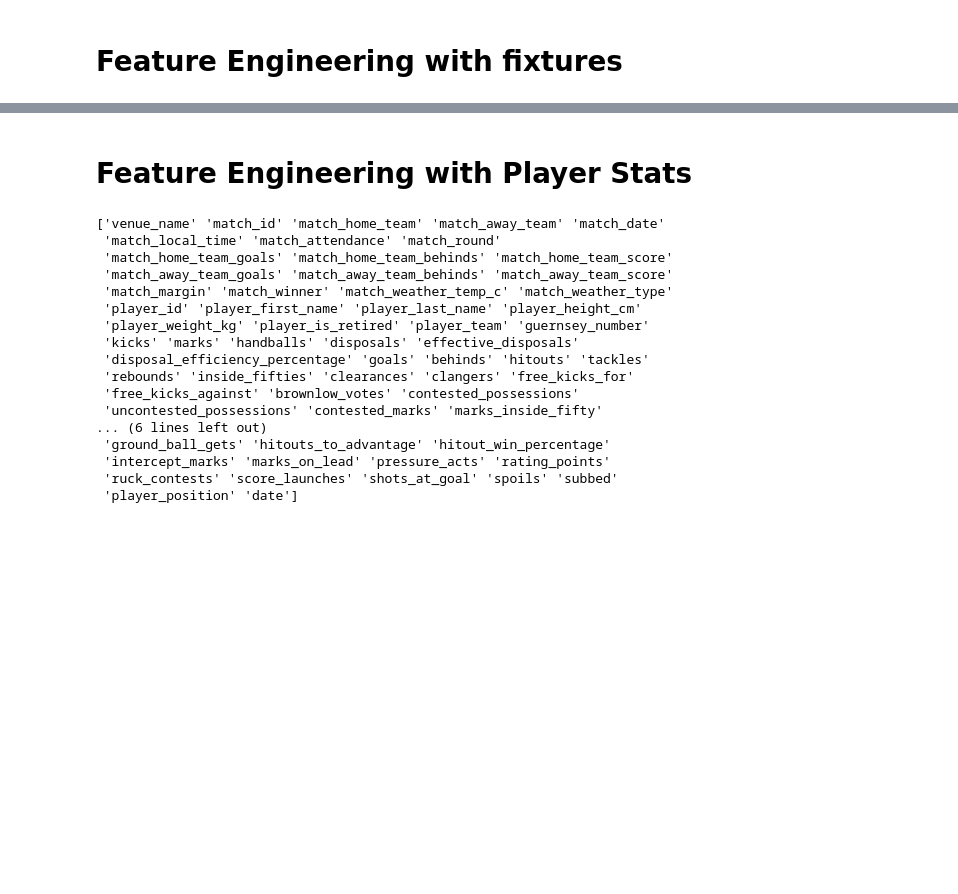
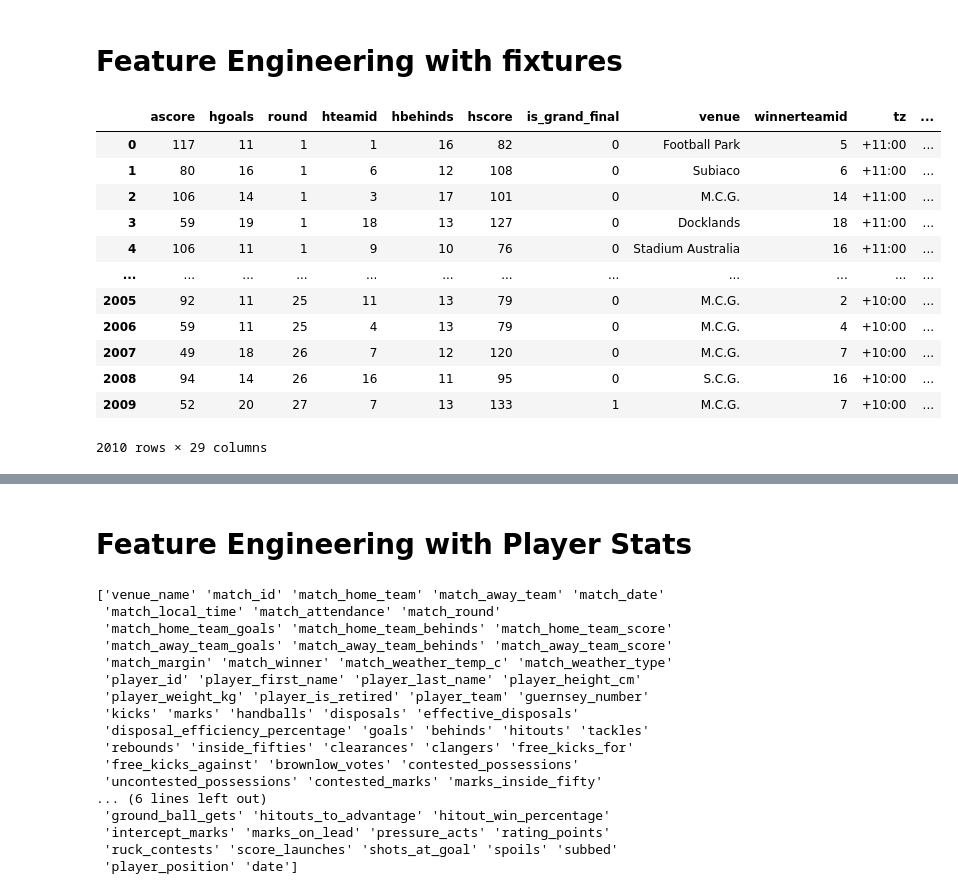
Before and after one commit to Beefstyles/AFLTippingPredictor, a Jupyter notebook: Initial_Modelling.ipynb, the cells around one changed output, grey strips where cells are left out. Cells and saved outputs as stored; diff of their text form; code cells hidden in the pictures; blank space fills up the shorter version.

```diff
--- a/Initial_Modelling.ipynb
+++ b/Initial_Modelling.ipynb
@@ -21,10 +38,12 @@ for file in fixtures_list:
 fixtures_total = pd.concat(frame)
 
 fixtures_total_cleaned = fixtures_total.dropna(subset=['winner'])
+fixtures_total_cleaned = fixtures_total_cleaned[fixtures_total_cleaned.is_grand_final == 0]
+fixtures_total_cleaned = fixtures_total_cleaned[fixtures_total_cleaned.is_final == 0]
 
 fixtures_total_cleaned = fixtures_total_cleaned.astype({'winnerteamid': int})
 
-fixtures_usable = fixtures_total_cleaned.drop(columns=['localtime','winner', 'unixtime','hteam','ateam','timestr','roundname','updated','complete','ateam'])
+fixtures_usable = fixtures_total_cleaned.drop(columns=['localtime','winner', 'is_grand_final', 'is_final', 'unixtime','id','hteam','ateam','timestr','roundname','updated','complete','ateam'])
 
 fixtures_usable['date'] = pd.to_datetime(fixtures_usable['date'])
 
@@ -111,6 +186,22 @@ features_rolling_averages_away.drop(columns=['ateamid'], inplace=True)
 
 fixtures_usable_merged = pd.merge(fixtures_usable, features_rolling_averages_home, on="id", how='left')
 fixtures_usable_merged = pd.merge(fixtures_usable, features_rolling_averages_away, on="id", how='left')
+# %%
+fixtures_usable_merged
+# %% [output]
+|  | ascore | hgoals | round | hteamid | hbehinds | hscore | is_grand_final | venue | winnerteamid | tz | ... |
+| 0 | 117 | 11 | 1 | 1 | 16 | 82 | 0 | Football Park | 5 | +11:00 | ... |
+| 1 | 80 | 16 | 1 | 6 | 12 | 108 | 0 | Subiaco | 6 | +11:00 | ... |
+| 2 | 106 | 14 | 1 | 3 | 17 | 101 | 0 | M.C.G. | 14 | +11:00 | ... |
+| 3 | 59 | 19 | 1 | 18 | 13 | 127 | 0 | Docklands | 18 | +11:00 | ... |
+| 4 | 106 | 11 | 1 | 9 | 10 | 76 | 0 | Stadium Australia | 16 | +11:00 | ... |
+| ... | ... | ... | ... | ... | ... | ... | ... | ... | ... | ... | ... |
+| 2005 | 92 | 11 | 25 | 11 | 13 | 79 | 0 | M.C.G. | 2 | +10:00 | ... |
+| 2006 | 59 | 11 | 25 | 4 | 13 | 79 | 0 | M.C.G. | 4 | +10:00 | ... |
+| 2007 | 49 | 18 | 26 | 7 | 12 | 120 | 0 | M.C.G. | 7 | +10:00 | ... |
+| 2008 | 94 | 14 | 26 | 16 | 11 | 95 | 0 | S.C.G. | 16 | +10:00 | ... |
+| 2009 | 52 | 20 | 27 | 7 | 13 | 133 | 1 | M.C.G. | 7 | +10:00 | ... |
+2010 rows × 29 columns
 # %%
 fixtures_usable_training = fixtures_usable_merged.drop(columns=['ascore','tz','id','hgoals','hbehinds','abehinds','hscore','agoals'])
 fixtures_usable_training.dropna(inplace=True)
```
Also changed, not shown: parts of 13 cells of this notebook.
